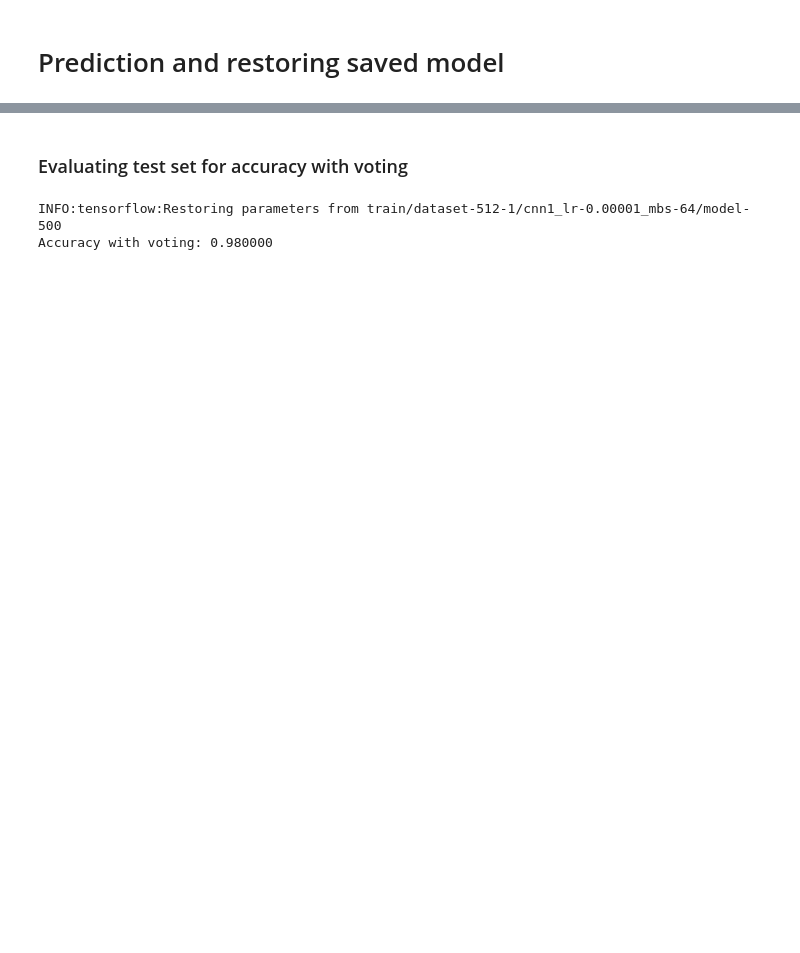
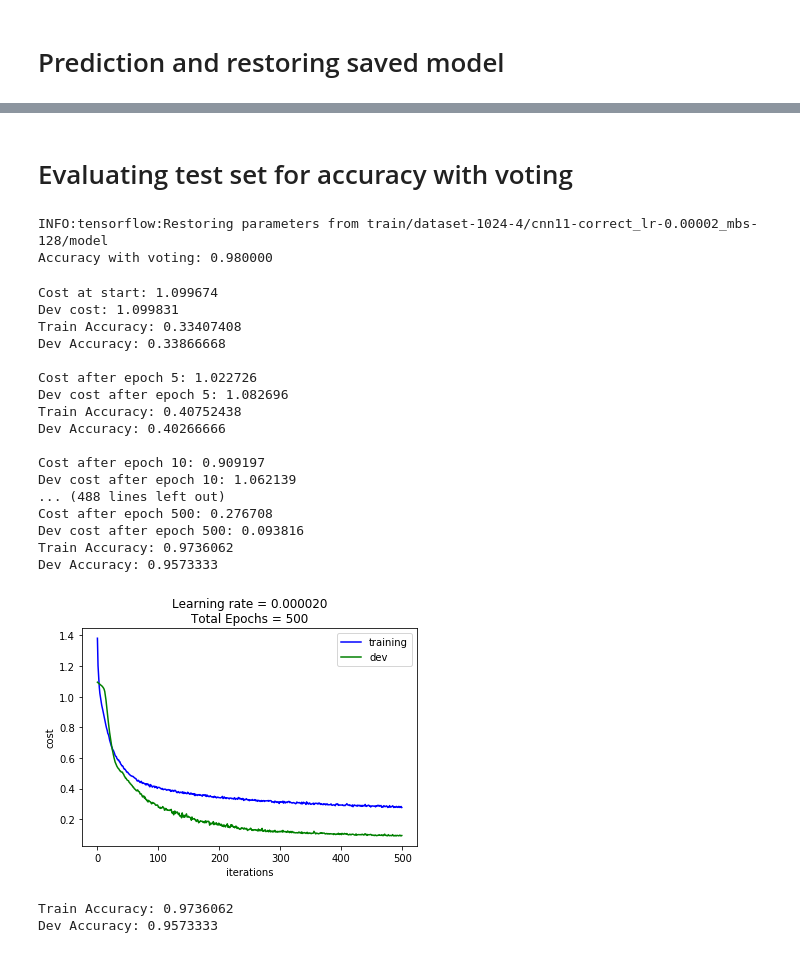
Before and after one commit to iqaan/epilepsy-cnn, a Jupyter notebook: epilepsy-detection-cnn.ipynb, the cells around one changed output, grey strips where cells are left out. Drawn from its saved outputs; the diff is of its cells as text; code cells hidden in the pictures; blank space fills up the shorter version.

```diff
--- a/epilepsy-detection-cnn.ipynb
+++ b/epilepsy-detection-cnn.ipynb
@@ -37,7 +37,7 @@ import os
 
 Use `dataset_relative_path` to point to the directory where the dataset after processing has been stored.
 # %%
-dataset_relative_path = 'dataset/random-iter-1/'
+dataset_relative_path = 'dataset/random-iter-3/'
 # %%
 datafile = dataset_relative_path + 'datafile512.h5'
 
@@ -350,6 +350,14 @@ def compute_cost(X, Y, parameters, nn_key, training):
         logits, Y_hat = forward_propagation_cnn8(X, parameters, training=training)
     elif nn_key == 'cnn11':
         logits, Y_hat = forward_propagation_cnn8(X, parameters, training=training)
+    elif nn_key == 'cnn2-correct':
+        logits, Y_hat = forward_propagation_cnn1(X, parameters, training=training)
+    elif nn_key == 'cnn3-correct':
+        logits, Y_hat = forward_propagation_cnn3(X, parameters, training=training)
+    elif nn_key == 'cnn11-correct':
+        logits, Y_hat = forward_propagation_cnn8(X, parameters, training=training)
+    elif nn_key == 'cnn10-correct':
+        logits, Y_hat = forward_propagation_cnn8(X, parameters, training=training)
     else:
         KeyError('Provided nn_key doesn\'t match with any model')
 
@@ -421,7 +429,11 @@ def parameter_shapes(nn_key):
         'cnn8': 0.5,
         'cnn9': 0.5,
         'cnn10': 0.7,
-        'cnn11': 0.7
+        'cnn11': 0.7,
+        'cnn2-correct': 0.3,
+        'cnn3-correct': 0.3,
+        'cnn11-correct': 0.3,
+        'cnn10-correct': 0.3
     }
 
     do_prob_middle_layer = {
@@ -436,6 +448,10 @@ def parameter_shapes(nn_key):
         'cnn9': 0,   # not used
         'cnn10': 0,  # not used
         'cnn11': 0,  # not used
+        'cnn2-correct': 0,
+        'cnn3-correct': 0.8,
+        'cnn11-correct': 0,
+        'cnn10-correct': 0
     }
 
     fc1_units = {
@@ -449,7 +465,11 @@ def parameter_shapes(nn_key):
         'cnn8': 20,
         'cnn9': 15,
         'cnn10': 15,
-        'cnn11': 10
+        'cnn11': 10,
+        'cnn2-correct': 15,
+        'cnn3-correct': 15,
+        'cnn11-correct': 10,
+        'cnn10-correct': 15
     }
 
     # Conv Layer 1 parameter shapes
@@ -1087,8 +1165,8 @@ Predicted values:
 # %% [markdown]
-### Evaluating test set for accuracy with voting
+# Evaluating test set for accuracy with voting
 # %%
-testfile = dataset_relative_path + 'testset_voting_512.h5'
-session_path = 'train/dataset-512-1/cnn1_lr-0.00001_mbs-64/'
+testfile = dataset_relative_path + 'testset_voting_1024.h5'
+session_path = 'train/dataset-1024-4/cnn11-correct_lr-0.00002_mbs-128/'
 model_file = 'model.meta'
 
 with h5.File(testfile, 'r') as testfile:
@@ -1100,8 +1178,39 @@ with h5.File(testfile, 'r') as testfile:
 
     print("Accuracy with voting: %f" % (y_test_voting == y_hat_test_voting).mean())
 # %% [output]
-INFO:tensorflow:Restoring parameters from train/dataset-512-1/cnn1_lr-0.00001_mbs-64/model-500
+INFO:tensorflow:Restoring parameters from train/dataset-1024-4/cnn11-correct_lr-0.00002_mbs-128/model
 Accuracy with voting: 0.980000
 # %%
 print(y_hat_test_voting)
 print(y_test_voting)
+# %%
+parameters = model(X_train, Y_train, X_dev, Y_dev,
+                   learning_rate=0.00002,
+                   num_epochs=500,
+                   minibatch_size=128,
+                   save_session_path='train/dataset-512-1/cnn2-correct_lr-0.00002_mbs-128/',
+                   model_file='model',
+                   restore_session=False,
+                   save_session_interval=10,
+                   nn_key='cnn2-correct')
+# %% [output]
+Cost at start: 1.099674
+Dev cost: 1.099831
+Train Accuracy: 0.33407408
+Dev Accuracy: 0.33866668
+
+Cost after epoch 5: 1.022726
+Dev cost after epoch 5: 1.082696
+Train Accuracy: 0.40752438
+Dev Accuracy: 0.40266666
+
+Cost after epoch 10: 0.909197
+Dev cost after epoch 10: 1.062139
+... (488 lines left out)
+Cost after epoch 500: 0.276708
+Dev cost after epoch 500: 0.093816
+Train Accuracy: 0.9736062
+Dev Accuracy: 0.9573333
+[figure, added]
+Train Accuracy: 0.9736062
+Dev Accuracy: 0.9573333
```
Also changed, not shown: parts of 9 cells of this notebook.
